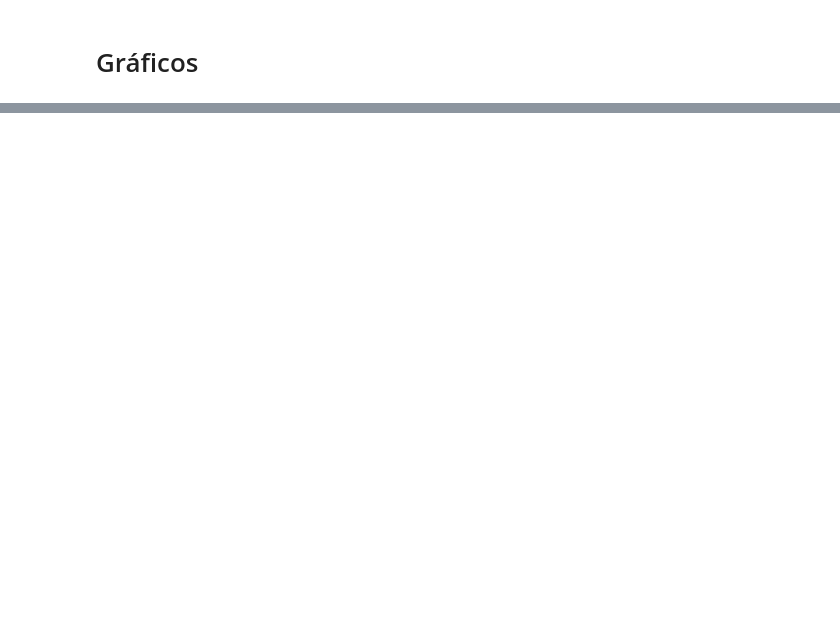
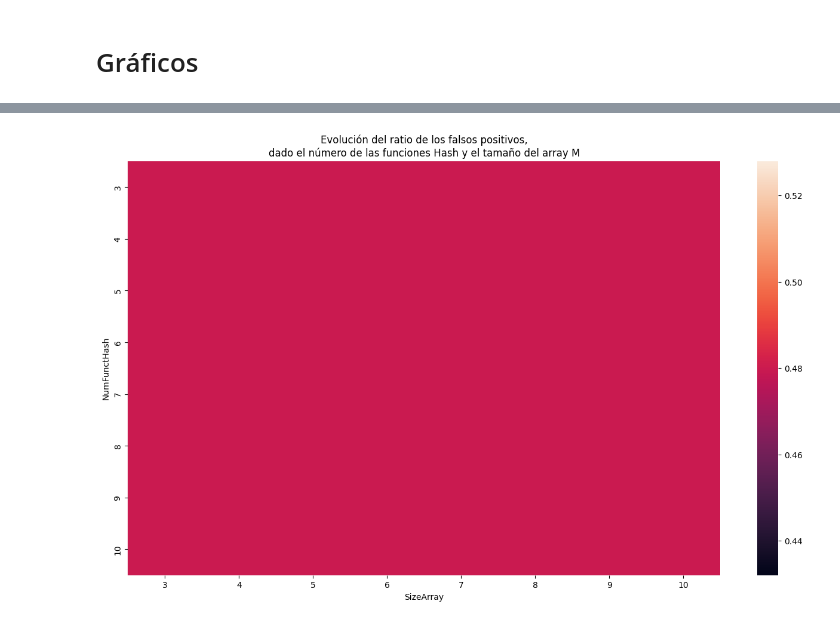
Before and after one commit to MrChurrasco/Tarea3Log, a Jupyter notebook: main.ipynb, the cells around one changed output, grey strips where cells are left out. Cells and saved outputs as stored; diff of their text form; code cells hidden in the pictures; blank space fills up the shorter version.

```diff
--- a/main.ipynb
+++ b/main.ipynb
@@ -38,2 +53,0 @@ df_movie = pd.read_csv("Film-Names.csv", skiprows=1,names=["Name"], dtype={"Name
-# %%
-df_movie = df_movie.replace(";","", regex=True)
@@ -44 +54,10 @@ del df_movie
+# %%
+df_movie.replace(";","", regex=True, inplace=True)
+df_movie["Name"].map(lambda x: x in list_names)
+df_movie.dropna(subset=["Name"], inplace=True)
+df_movie.sort_values(by="Name",ignore_index=True,inplace=True)
+list_movies = df_movie.dropna().Name.to_list()
+list_movies = [bytes(movie.encode('utf-8')) for movie in list_movies]
+
+del df_movie
 # %%
@@ -353,0 +385,33 @@ AttributeError: 'numpy.ndarray' object has no attribute 'merge'
+# %%
+df_filter_bloom_stats = pd.DataFrame()
+
+df_filter_bloom_stats["NumFunctHash"] = dataset["NumFunctHash"].unique()
+df_filter_bloom_stats = df_filter_bloom_stats.merge(pd.DataFrame({"SizeArray": dataset["SizeArray"].unique()}), how="cross")
+true_positive = []
+false_positive = []
+true_negative = []
+false_negative = []
+for k, M in df_filter_bloom_stats.iloc:
+    df_aux = dataset[(dataset["SizeArray"] == k) &
+                     (dataset["NumFunctHash"] == M)][["ValueSearch","ValueFilter"]]
+    true_positive += [df_aux[(df_aux["ValueSearch"] == True) & (df_aux["ValueFilter"] == True)].shape[0]]
+    false_positive += [df_aux[(df_aux["ValueSearch"] == False) & (df_aux["ValueFilter"] == True)].shape[0]]
+    true_negative += [df_aux[(df_aux["ValueSearch"] == False) & (df_aux["ValueFilter"] == False)].shape[0]]
+    false_negative += [df_aux[(df_aux["ValueSearch"] == True) & (df_aux["ValueFilter"] == False)].shape[0]]
+
+df_filter_bloom_stats["TruePositive"] = true_positive
+df_filter_bloom_stats["FalsePositive"] = false_positive
+df_filter_bloom_stats["TrueNegative"] = true_negative
+df_filter_bloom_stats["FalseNegative"] = false_negative
+
+df_filter_bloom_stats["RateFalsePositive"] = df_filter_bloom_stats["FalsePositive"]/(df_filter_bloom_stats["FalsePositive"]+df_filter_bloom_stats["TruePositive"])
+df_filter_bloom_stats["RateFalseNegative"] = df_filter_bloom_stats["FalseNegative"]/(df_filter_bloom_stats["FalseNegative"]+df_filter_bloom_stats["TrueNegative"])
+# %%
+fig, ax = plt.subplots(figsize=(16,9))
+
+sns.heatmap(df_filter_bloom_stats.pivot_table(values="RateFalsePositive", index="NumFunctHash", columns="SizeArray"),
+            ax=ax)
+ax.set_title("Evolución del ratio de los falsos positivos,\ndado el número de las funciones Hash y el tamaño del array M")
+plt.show()
+# %% [output]
+[figure, added]
```
Also changed, not shown: parts of 25 cells of this notebook, 3 other files.
